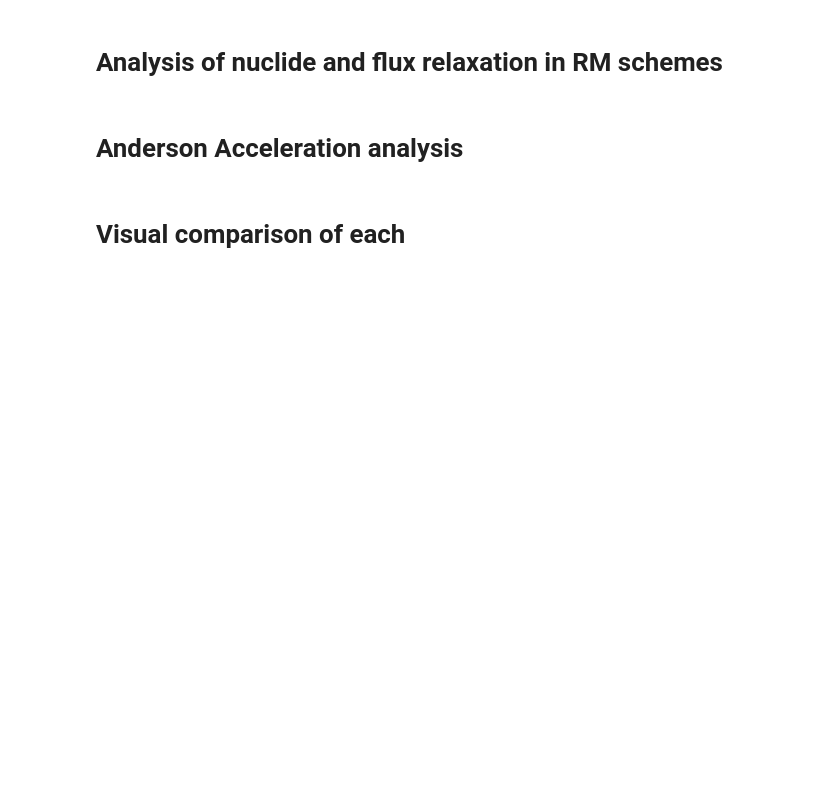
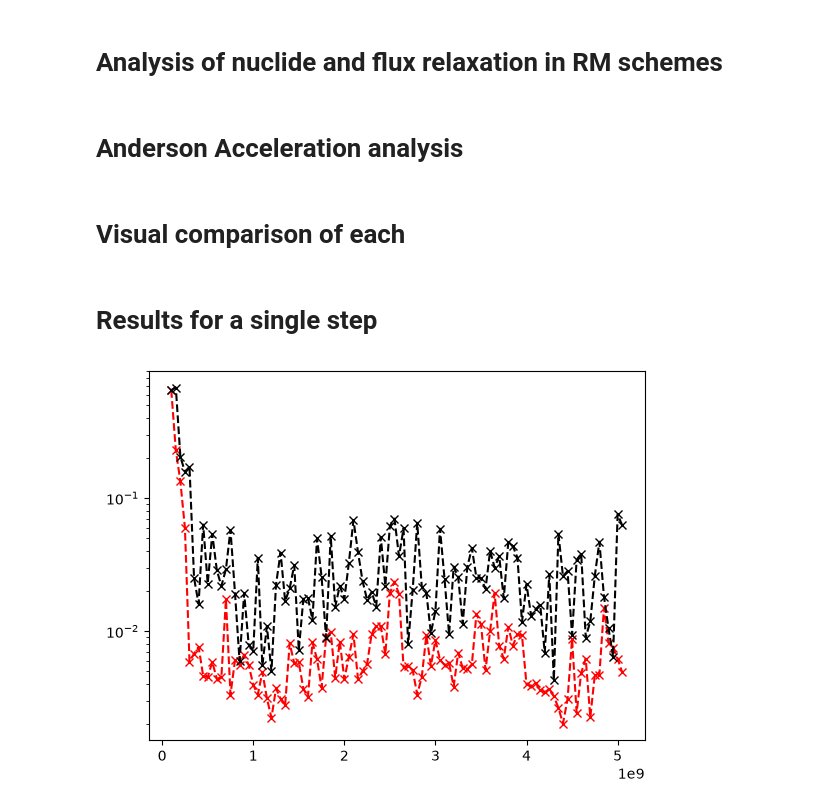
Before and after one commit to jfaulkner31/MonteCarloXenon, a Jupyter notebook: CustomSchemesAnalysis/SIE_Scheme/analysis.ipynb, the cells around one changed output. Cells and saved outputs as stored; diff of their text form; code cells hidden in the pictures; blank space fills up the shorter version.

Commit message:
added sie singlestep

```diff
--- a/CustomSchemesAnalysis/SIE_Scheme/analysis.ipynb
+++ b/CustomSchemesAnalysis/SIE_Scheme/analysis.ipynb
@@ -74,3 +74,49 @@ plt.plot(difference(nuc_x, ref), 'o-', markerfacecolor='none', color=clrs[1], la
 plt.plot(difference(aa_x, ref), 'x-', markerfacecolor='none', color=clrs[2], label='AA', lw=0.5)
 nice_legend()
 nice_grid()
+# %% [markdown]
+# Results for a single step
+# %%
+from CustomSchemes.AA import Anderson as Anderson
+from CustomSchemes.SIE import SIE as SIE
+import matplotlib.pyplot as plt
+from CustomSchemes.Colors import Colors
+from CustomSchemes.Colors import nice_grid, nice_legend
+import matplotlib.pyplot as plt
+import numpy as np
+clrs = Colors.colors2()
+aa = Anderson().get_from_pkl('aa2_i100_t2.pkl')
+
+from CustomSchemes.DumbTransport import flat_transport
+
+x = aa.get_x_by_iteration(time=325.0)
+# %%
+def get_norm(x: np.ndarray, xref: np.ndarray, order: int = 2) -> float:
+  return (np.linalg.norm(x - xref, ord=order)/np.linalg.norm(x, ord=order))
+
+ref = flat_transport(16)
+x = aa.get_x_by_iteration(time=325.0)
+fx = aa.get_fx_by_iteration(time=325.0)
+
+x_old = x[0]
+fx_old = fx[0]
+
+resids_x = []
+resids_fx = []
+total_histories = [100000*500]
+
+for idx, this_x in enumerate(x[1:]):
+  resids_x.append(get_norm(this_x, ref))
+  x_old = this_x
+  total_histories.append(100000*500 + total_histories[-1])
+
+for idx, this_fx in enumerate(fx[0:]):
+  resids_fx.append(get_norm(this_fx, ref))
+  fx_old = this_fx
+
+plt.plot(total_histories[1:], resids_x, 'rx--')
+plt.plot(total_histories[1:], resids_fx, 'kx--')
+plt.yscale('log')
+# plt.xscale('log')
+# %% [output]
+[figure, added]
```
Also changed, not shown: parts of 1 cell of this notebook, 5 other files.
